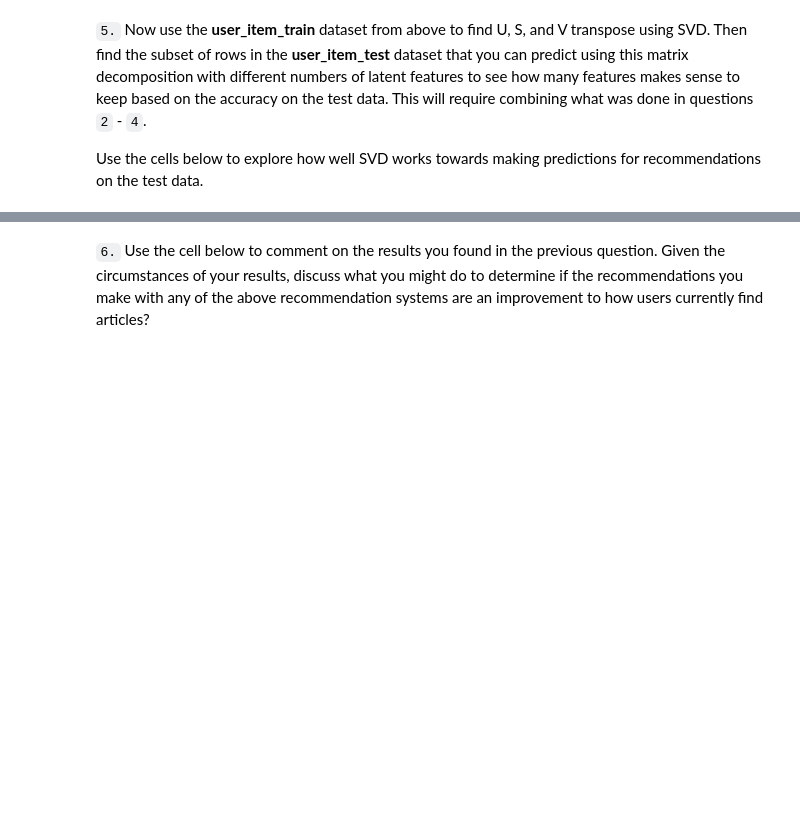
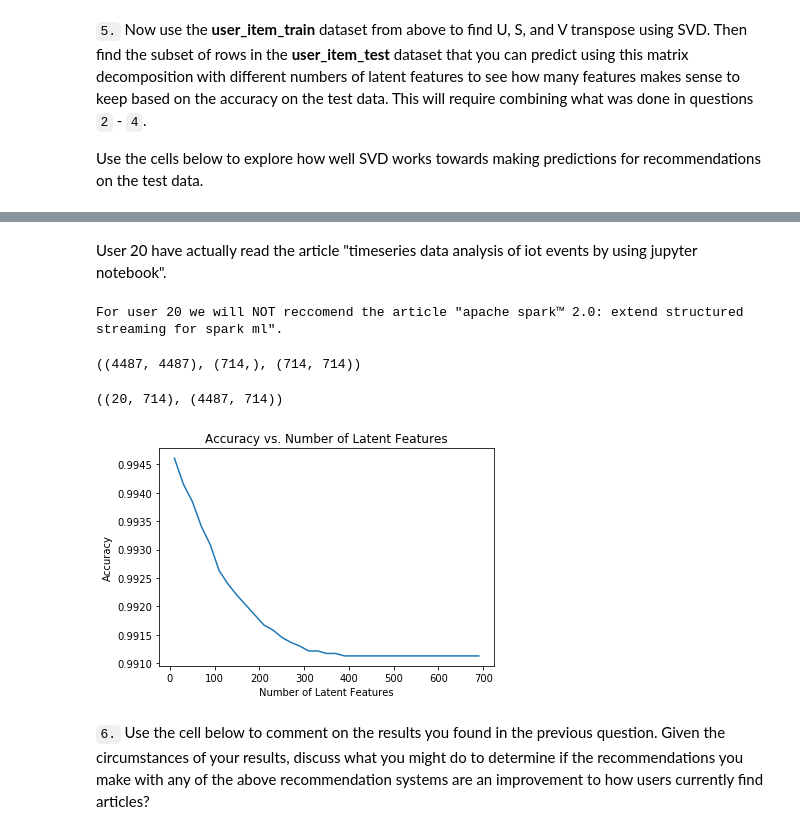
Before and after one commit to tmargary/elt_uadcity, a Jupyter notebook: rec_intro/10. Recommendations_with_IBM.ipynb, the cells around one changed output, grey strips where cells are left out. Drawn from its saved outputs; the diff is of its cells as text; code cells hidden in the pictures; blank space fills up the shorter version.

```diff
--- a/rec_intro/10. Recommendations_with_IBM.ipynb
+++ b/rec_intro/10. Recommendations_with_IBM.ipynb
@@ -697,7 +697,11 @@ def create_test_and_train_user_item(df_train, df_test):
     test_arts - all of the test article ids
 
     '''
-    # Your code here
+    user_item_train = df_train.groupby(by=['user_id', 'article_id']).agg(lambda x: 1).unstack().fillna(0)
+    user_item_test = df_test.groupby(by=['user_id', 'article_id']).agg(lambda x: 1).unstack().fillna(0)
+
+    test_idx = user_item_test.index.values
+    test_arts = user_item_test.title.columns.values
 
     return user_item_train, user_item_test, test_idx, test_arts
 
@@ -731,3 +873,61 @@ u_train, s_train, vt_train = # fit svd similar to above then use the cells below
+# %% [markdown]
+User 20 have actually read the article "timeseries data analysis of iot events by using jupyter notebook".
+# %%
+print_prediction_summary(20, 15.0)
+# %% [output]
+For user 20 we will NOT reccomend the article "apache spark™ 2.0: extend structured streaming for spark ml".
+# %%
+u_train, s_train, vt_train = np.linalg.svd(user_item_train)
+u_train.shape, s_train.shape, vt_train.shape
+# %% [output]
+((4487, 4487), (714,), (714, 714))
+# %%
+common_idx = user_item_train.index.isin(test_idx)
+common_arts = user_item_train.title.columns.isin(test_arts)
+u_test = u_train[common_idx, :]
+vt_test = vt_train[:, common_arts]
+s_new, u_new, vt_new = np.diag(s_train[:10]), u_train[:, :10], vt_train[:10, :]
+u_test_new, vt_test_new = u_test[:, :10], vt_test[:10, :]
+
+# take dot product
+user_item_est = np.around(np.dot(np.dot(u_new, s_new), vt_new))
+# %%
+user_item_matrix.loc[common_idx, :].shape, user_item_est.shape
+# %% [output]
+((20, 714), (4487, 714))
+# %%
+num_latent_feats = np.arange(10,700+10,20)
+sum_errs = []
+test_sum_errs = []
+
+for k in num_latent_feats:
+    # restructure with k latent features
+    s_new, u_new, vt_new = np.diag(s_train[:k]), u_train[:, :k], vt_train[:k, :]
+    u_test_new, vt_test_new = u_test[:, :k], vt_test[:k, :]
+
+    # take dot product
+    #user_item_est = np.around(np.dot(np.dot(u_new, s_new), vt_new))
+    user_test_item_est = np.around(np.dot(np.dot(u_test_new, s_new), vt_test_new))
+
+    # compute error for each prediction to actual value
+    #diffs = np.subtract(user_item_matrix, user_item_est)
+    #test_diffs = np.subtract(user_item_train.loc[common_idx, common_arts], user_test_item_est)
+    test_diffs = np.subtract(user_item_test.loc[user_item_matrix.loc[common_idx, :].index, :], user_test_item_est)
+
+    # total errors and keep track of them
+    #err = np.sum(np.sum(np.abs(diffs)))
+    test_err = np.sum(np.sum(np.abs(test_diffs)))
+    #sum_errs.append(err)
+    test_sum_errs.append(test_err)
+
+
+#plt.plot(num_latent_feats, 1 - np.array(sum_errs)/df.shape[0]);
+plt.plot(num_latent_feats, 1 - np.array(test_sum_errs)/df.shape[0]);
+plt.xlabel('Number of Latent Features');
+plt.ylabel('Accuracy');
+plt.title('Accuracy vs. Number of Latent Features');
+# %% [output]
+[figure, added]
 # %% [markdown]
 `6.` Use the cell below to comment on the results you found in the previous question. Given the circumstances of your results, discuss what you might do to determine if the recommendations you make with any of the above recommendation systems are an improvement to how users currently find articles?
 # %% [markdown]
```
Also changed, not shown: parts of 13 cells of this notebook.
